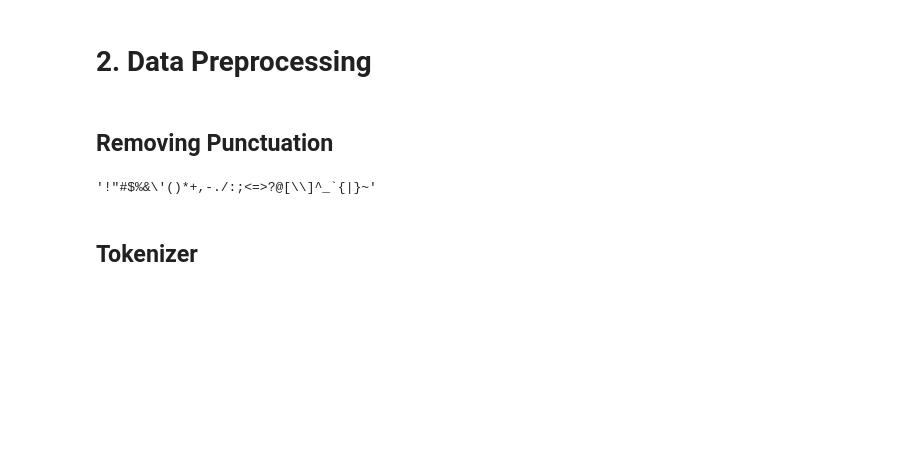
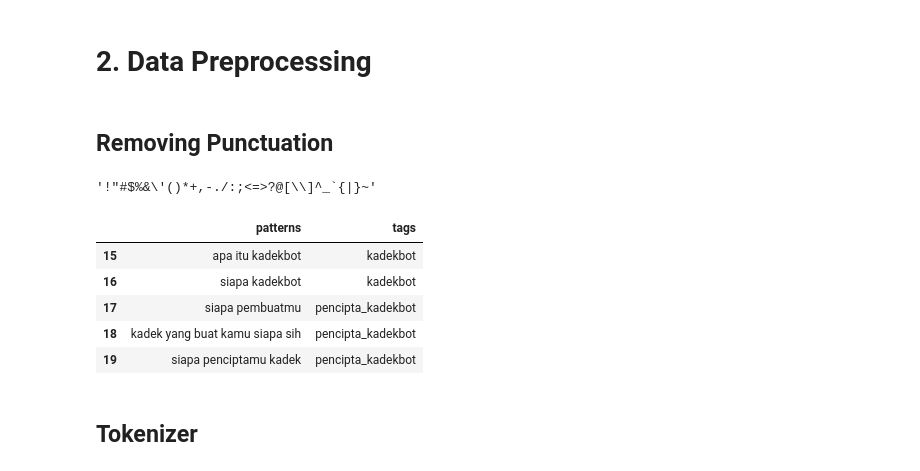
Before and after one commit to aladino24/artificial_intelligence_orbit, a Jupyter notebook: Chatbot_Kampus_Merdeka.ipynb, the cells around one changed output. Cells and saved outputs as stored; diff of their text form; code cells hidden in the pictures; blank space fills up the shorter version.

```diff
--- a/Chatbot_Kampus_Merdeka.ipynb
+++ b/Chatbot_Kampus_Merdeka.ipynb
@@ -51,7 +54,7 @@ True
 # %%
 # Importing the dataset
 # DO: Masukkan path file data kampus_merdeka.json
-with open(' ') as content:
+with open('/content/kampus_merdeka.json') as content:
   data1 = json.load(content)
 
 # Mendapatkan semua data ke dalam list
@@ -102,11 +105,18 @@ string.punctuation
 # %%
 # Mengubah data ke format huruf kecil dan menghilangkan punctuation
 # DO: Masukkan kolom ['patterns'] untuk dilakukan punctuation
-data[''] = data[''].apply(lambda word:[letters.lower() for letters in word if letters not in string.punctuation])
-data[''] = data[''].apply(lambda word: ''.join(word))
+data['patterns'] = data['patterns'].apply(lambda word:[letters.lower() for letters in word if letters not in string.punctuation])
+data['patterns'] = data['patterns'].apply(lambda word: ''.join(word))
 
 # Menampilkan hasil
-data
+data[15 : 20]
+# %% [output]
+|  | patterns | tags |
+| 15 | apa itu kadekbot | kadekbot |
+| 16 | siapa kadekbot | kadekbot |
+| 17 | siapa pembuatmu | pencipta_kadekbot |
+| 18 | kadek yang buat kamu siapa sih | pencipta_kadekbot |
+| 19 | siapa penciptamu kadek | pencipta_kadekbot |
 # %% [markdown]
 ## Tokenizer
 # %%
```
Also changed, not shown: parts of 10 cells of this notebook.
